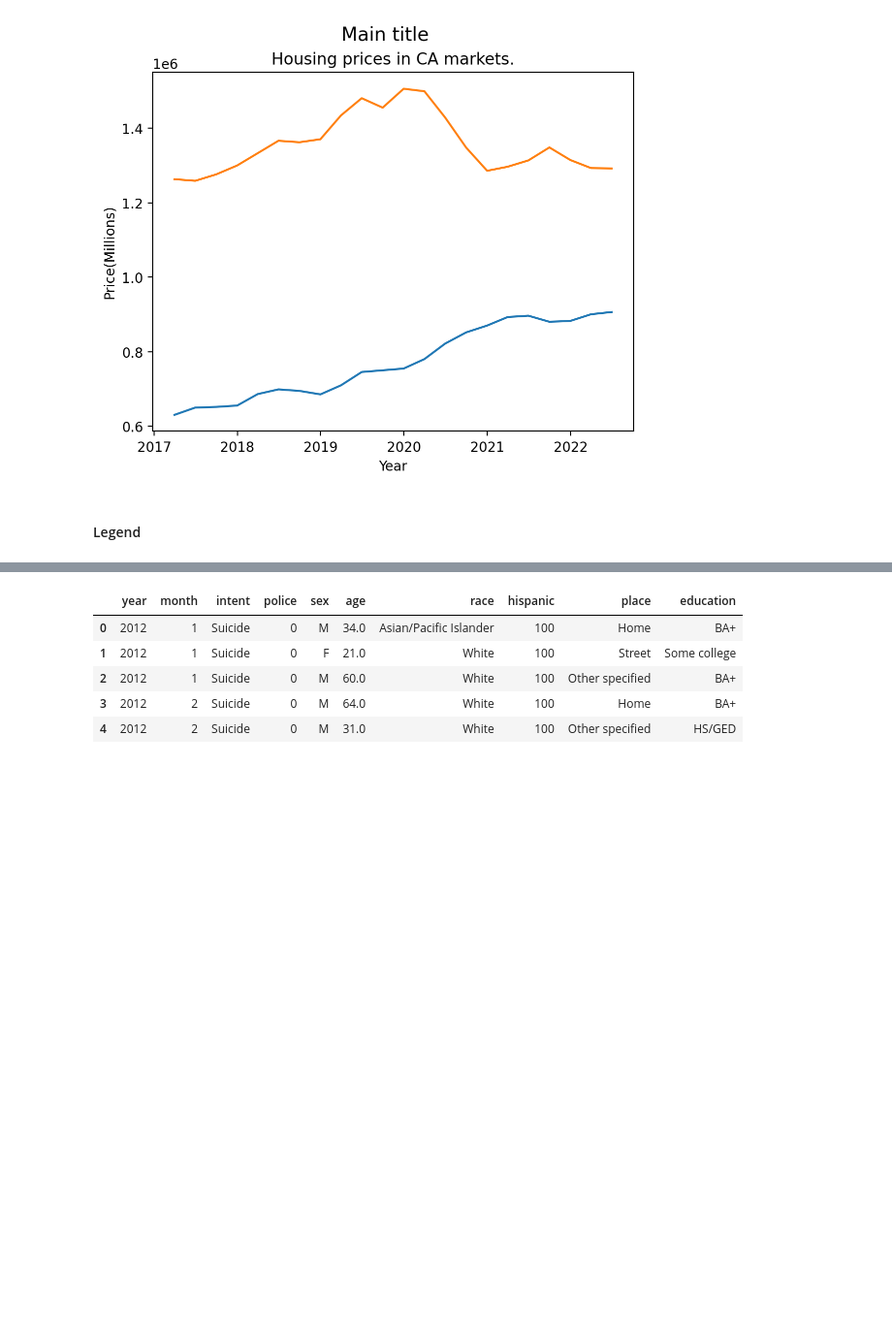
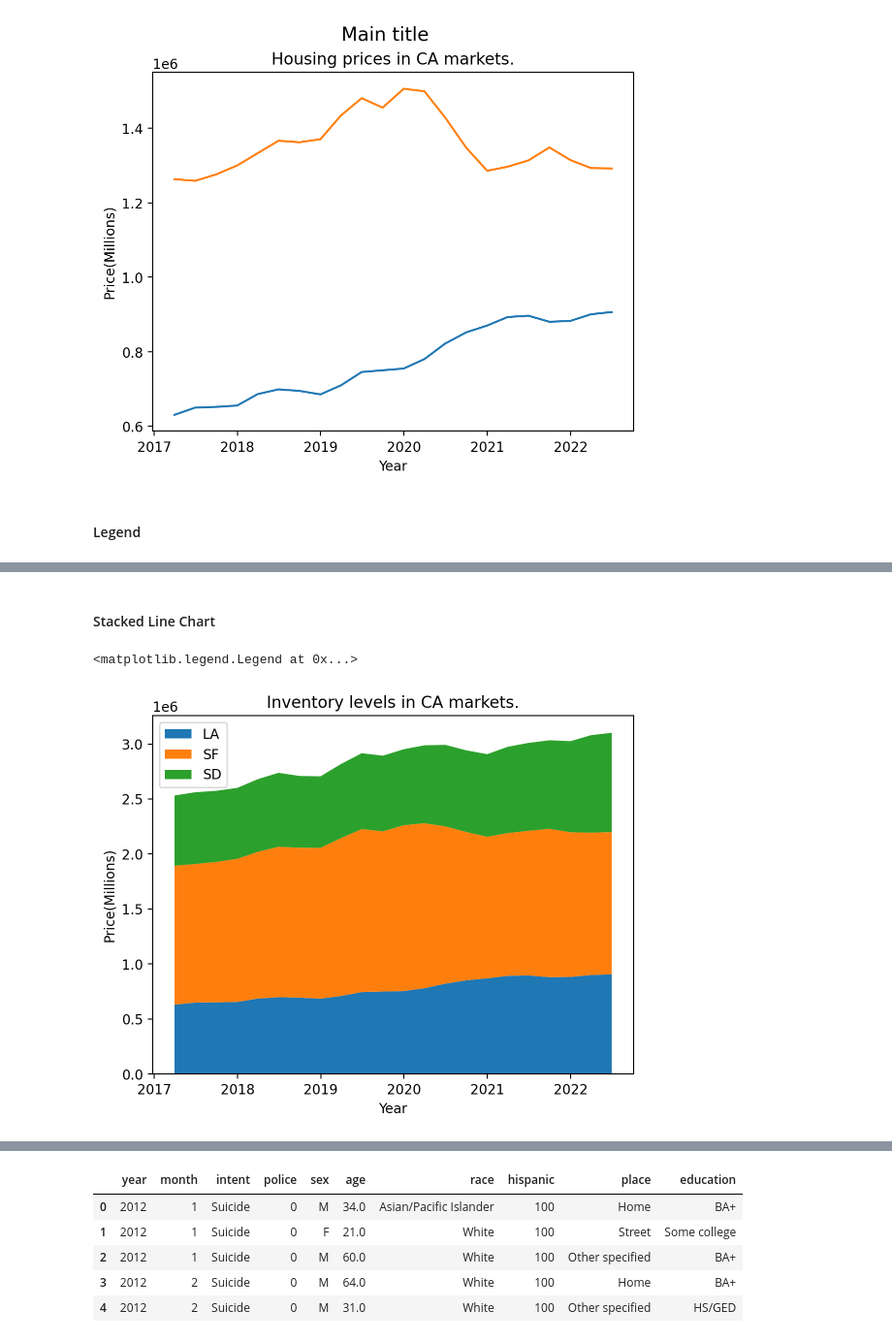
Before and after one commit to R4j4n/Semester2, a Jupyter notebook: 103/cheatSheet.ipynb, the cells around one changed output, grey strips where cells are left out. Shown at 97% size. Cells and saved outputs as stored; diff of their text form; code cells hidden in the pictures; blank space fills up the shorter version.

```diff
--- a/103/cheatSheet.ipynb
+++ b/103/cheatSheet.ipynb
@@ -105,0 +184,22 @@ ax.legend()
+# %% [markdown]
+#### Stacked Line Chart
+# %%
+fig, ax = plt.subplots()
+ax.stackplot(
+            ca_housing_markets.index,
+            ca_housing_markets["Los Angeles"],
+            ca_housing_markets["San Francisco"],
+            ca_housing_markets["San Diego"]
+
+
+        )
+ax.set_title("Inventory levels in CA markets.", fontsize=12) # title for axis
+
+ax.set_xlabel("Year") # title for x label
+
+ax.set_ylabel("Price(Millions)") # title for y label
+
+ax.legend(["LA", "SF", "SD"])
+# %% [output]
+<matplotlib.legend.Legend at 0x...>
+[figure, added]
```
Also changed, not shown: parts of 9 cells of this notebook.
